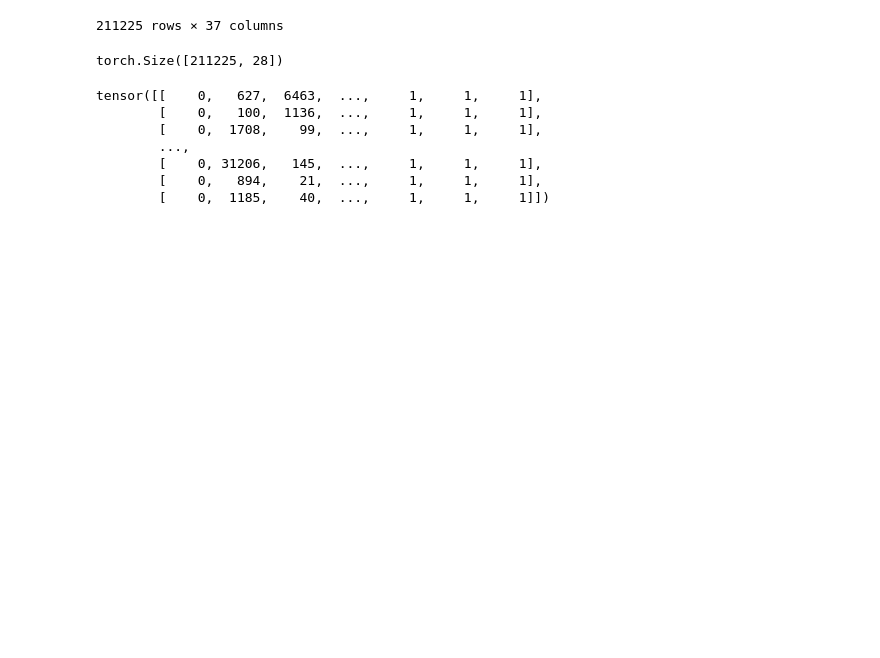
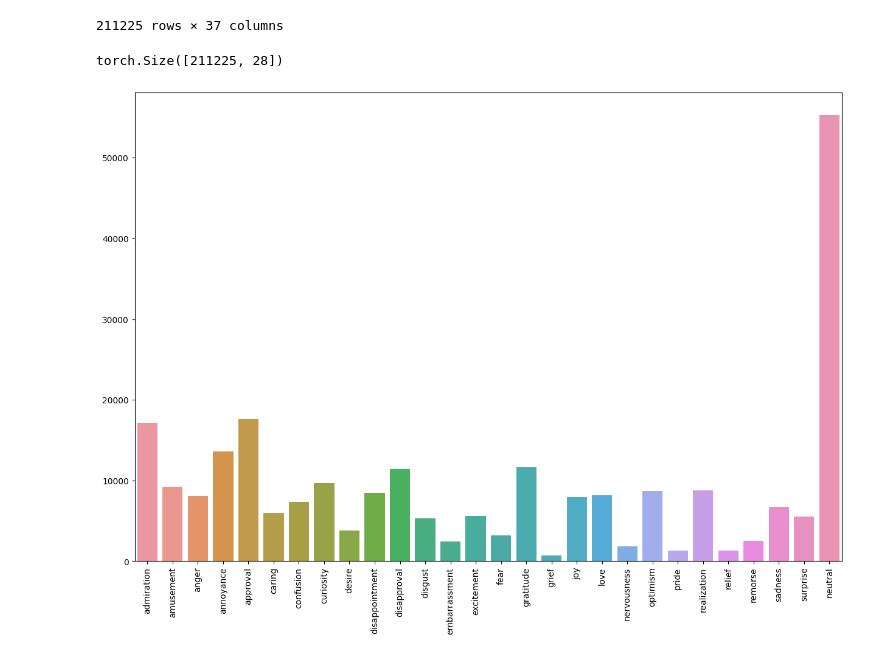
Before and after one commit to chasekenyon/GoEmotion, a Jupyter notebook: GoEmotion Analysis.ipynb, the cells around one changed output. Saved outputs shown, nothing was run; the diff lists cells and outputs as text; code cells hidden in the pictures; blank space fills up the shorter version.

```diff
--- a/GoEmotion Analysis.ipynb
+++ b/GoEmotion Analysis.ipynb
@@ -70,10 +42,0 @@ train_inputs, test_inputs, train_labels, test_labels = train_test_split(
-# %%
-train_inputs
-# %% [output]
-tensor([[    0,   627,  6463,  ...,     1,     1,     1],
-        [    0,   100,  1136,  ...,     1,     1,     1],
-        [    0,  1708,    99,  ...,     1,     1,     1],
-        ...,
-        [    0, 31206,   145,  ...,     1,     1,     1],
-        [    0,   894,    21,  ...,     1,     1,     1],
-        [    0,  1185,    40,  ...,     1,     1,     1]])
@@ -79,0 +49,11 @@ tensor([[    0,   627,  6463,  ...,     1,     1,     1],
+# %%
+# Count the instances of each label
+label_counts = df.iloc[:, -28:].sum()
+
+# Visualize the distribution of labels
+plt.figure(figsize=(15,10))
+sns.barplot(x=label_counts.index, y=label_counts.values)
+plt.xticks(rotation=90)
+plt.show()
+# %% [output]
+[figure, added]
```
Also changed, not shown: parts of 34 cells of this notebook.
